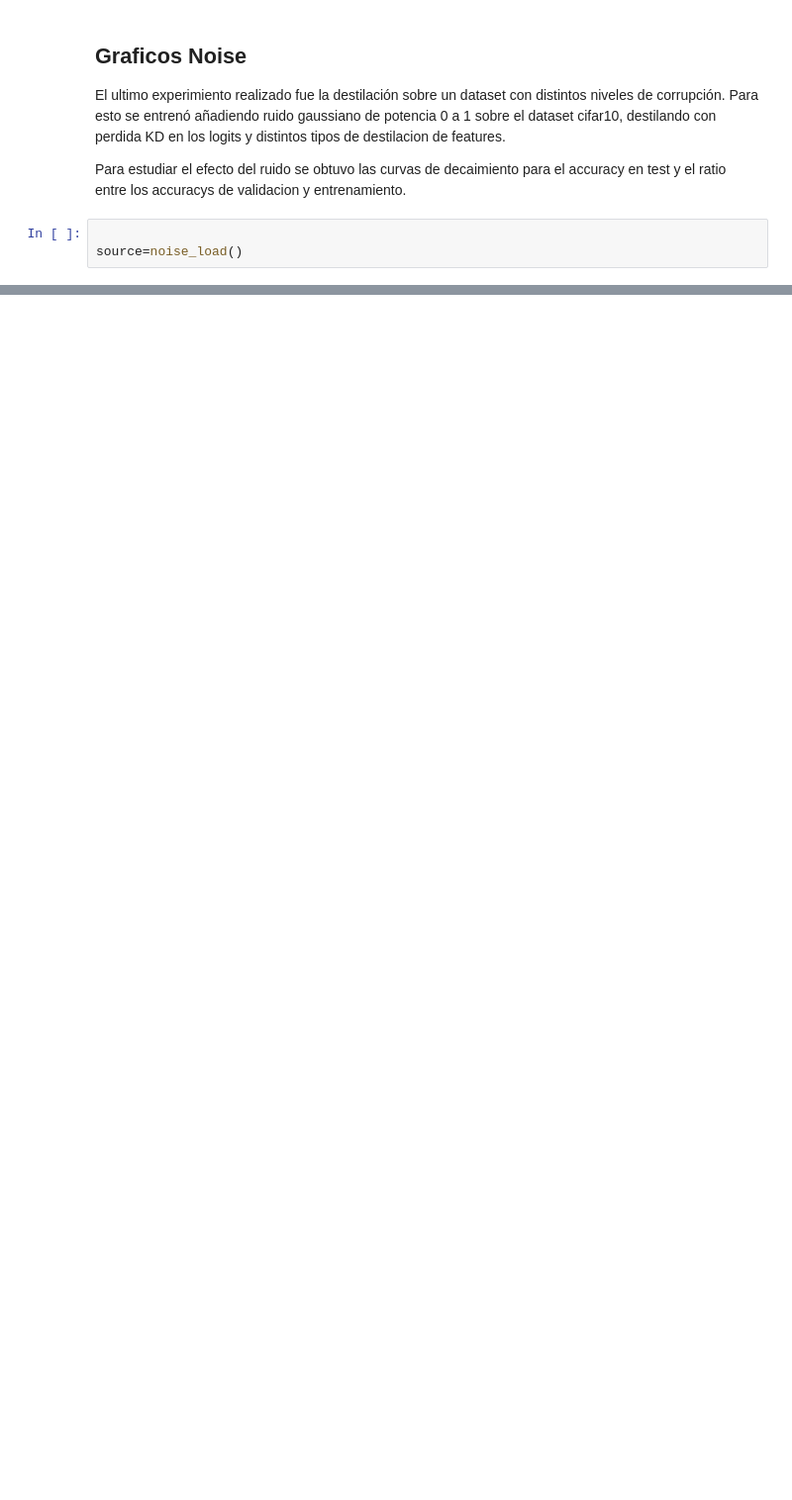
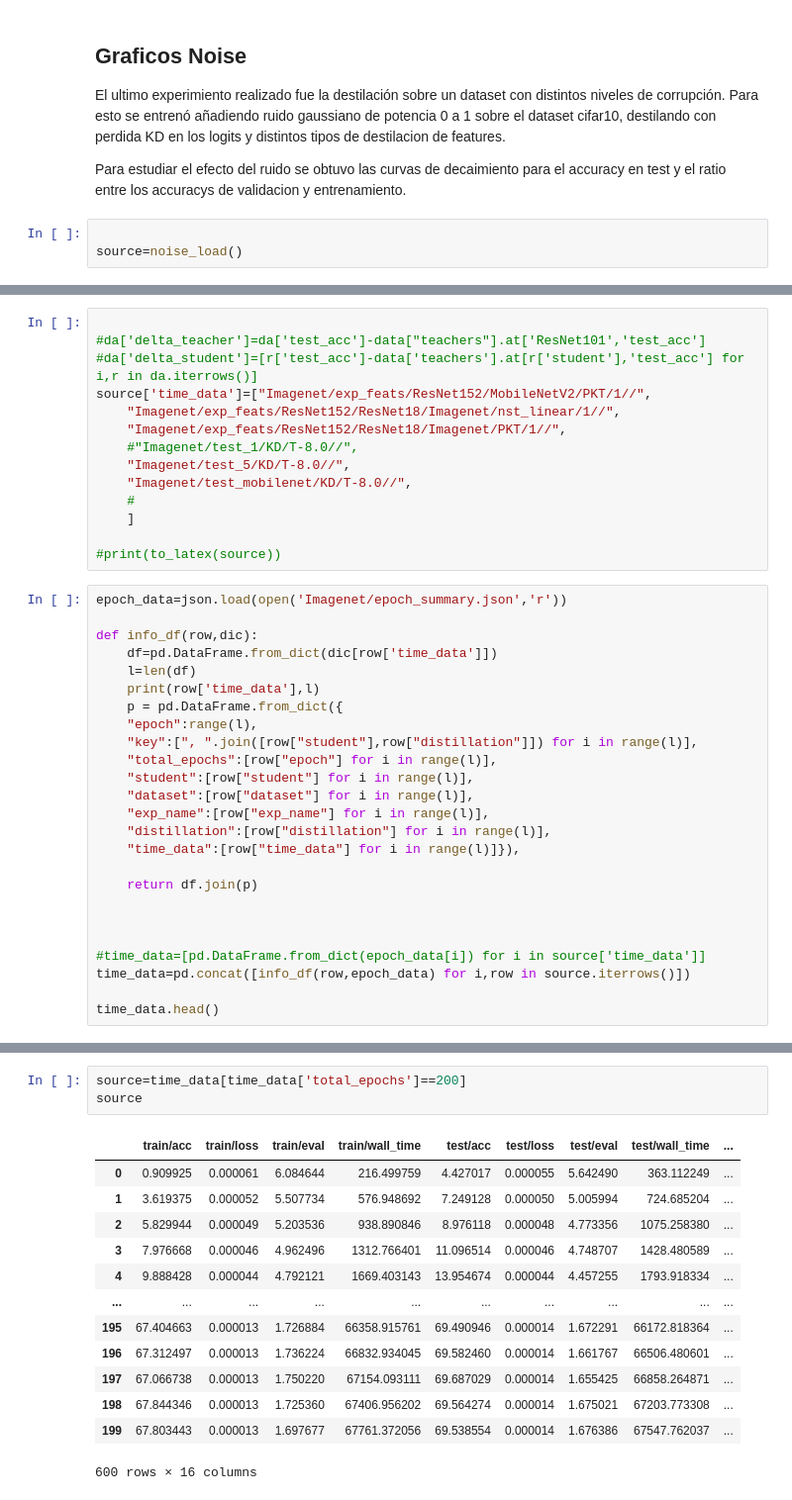
Before and after one commit to jpcosec/Memoria, a Jupyter notebook: vizFeat.ipynb, the cells around one changed output, grey strips where cells are left out. Shown at 99% size. Saved outputs shown, nothing was run; the diff lists cells and outputs as text; blank space fills up the shorter version.

```diff
--- a/vizFeat.ipynb
+++ b/vizFeat.ipynb
@@ -980,0 +469,39 @@ g
+# %%
+
+#da['delta_teacher']=da['test_acc']-data["teachers"].at['ResNet101','test_acc']
+#da['delta_student']=[r['test_acc']-data['teachers'].at[r['student'],'test_acc'] for i,r in da.iterrows()]
+source['time_data']=["Imagenet/exp_feats/ResNet152/MobileNetV2/PKT/1//",
+    "Imagenet/exp_feats/ResNet152/ResNet18/Imagenet/nst_linear/1//",
+    "Imagenet/exp_feats/ResNet152/ResNet18/Imagenet/PKT/1//",
+    #"Imagenet/test_1/KD/T-8.0//",
+    "Imagenet/test_5/KD/T-8.0//",
+    "Imagenet/test_mobilenet/KD/T-8.0//",
+    #
+    ]
+
+#print(to_latex(source))
+# %%
+epoch_data=json.load(open('Imagenet/epoch_summary.json','r'))
+
+def info_df(row,dic):
+    df=pd.DataFrame.from_dict(dic[row['time_data']])
+    l=len(df)
+    print(row['time_data'],l)
+    p = pd.DataFrame.from_dict({
+    "epoch":range(l),
+    "key":[", ".join([row["student"],row["distillation"]]) for i in range(l)],
+    "total_epochs":[row["epoch"] for i in range(l)],
+    "student":[row["student"] for i in range(l)],
+    "dataset":[row["dataset"] for i in range(l)],
+    "exp_name":[row["exp_name"] for i in range(l)],
+    "distillation":[row["distillation"] for i in range(l)],
+    "time_data":[row["time_data"] for i in range(l)]}),
+
+    return df.join(p)
+
+
+
+#time_data=[pd.DataFrame.from_dict(epoch_data[i]) for i in source['time_data']]
+time_data=pd.concat([info_df(row,epoch_data) for i,row in source.iterrows()])
+
+time_data.head()
@@ -980,0 +648,17 @@ g
+# %%
+source=time_data[time_data['total_epochs']==200]
+source
+# %% [output]
+|  | train/acc | train/loss | train/eval | train/wall_time | test/acc | test/loss | test/eval | test/wall_time | ... |
+| 0 | 0.909925 | 0.000061 | 6.084644 | 216.499759 | 4.427017 | 0.000055 | 5.642490 | 363.112249 | ... |
+| 1 | 3.619375 | 0.000052 | 5.507734 | 576.948692 | 7.249128 | 0.000050 | 5.005994 | 724.685204 | ... |
+| 2 | 5.829944 | 0.000049 | 5.203536 | 938.890846 | 8.976118 | 0.000048 | 4.773356 | 1075.258380 | ... |
+| 3 | 7.976668 | 0.000046 | 4.962496 | 1312.766401 | 11.096514 | 0.000046 | 4.748707 | 1428.480589 | ... |
+| 4 | 9.888428 | 0.000044 | 4.792121 | 1669.403143 | 13.954674 | 0.000044 | 4.457255 | 1793.918334 | ... |
+| ... | ... | ... | ... | ... | ... | ... | ... | ... | ... |
+| 195 | 67.404663 | 0.000013 | 1.726884 | 66358.915761 | 69.490946 | 0.000014 | 1.672291 | 66172.818364 | ... |
+| 196 | 67.312497 | 0.000013 | 1.736224 | 66832.934045 | 69.582460 | 0.000014 | 1.661767 | 66506.480601 | ... |
+| 197 | 67.066738 | 0.000013 | 1.750220 | 67154.093111 | 69.687029 | 0.000014 | 1.655425 | 66858.264871 | ... |
+| 198 | 67.844346 | 0.000013 | 1.725360 | 67406.956202 | 69.564274 | 0.000014 | 1.675021 | 67203.773308 | ... |
+| 199 | 67.803443 | 0.000013 | 1.697677 | 67761.372056 | 69.538554 | 0.000014 | 1.676386 | 67547.762037 | ... |
+600 rows × 16 columns
```
Also changed, not shown: parts of 27 cells of this notebook.
